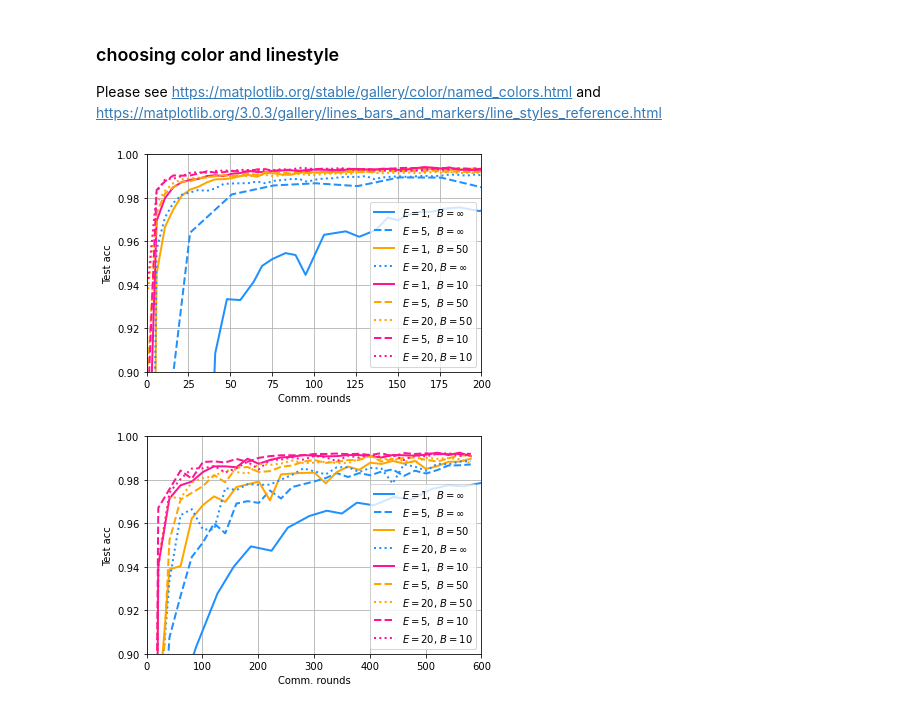
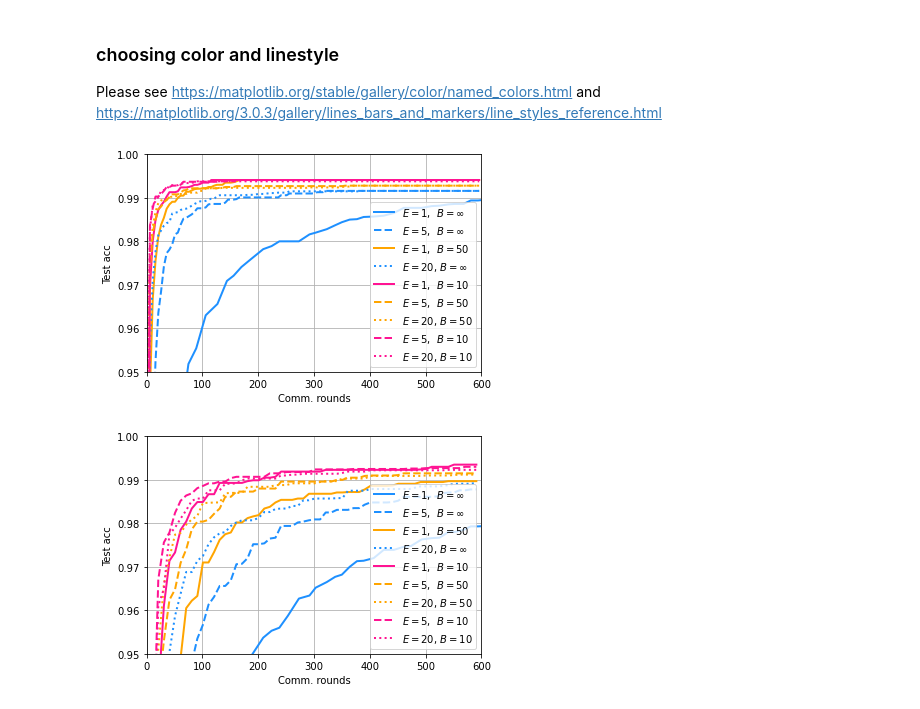
Before and after one commit to ywang037/Federated-Learning-PyTorch, a Jupyter notebook: helper-plot-csv-exp-2.ipynb, the cells around one changed output. Saved outputs shown, nothing was run; the diff lists cells and outputs as text; code cells hidden in the pictures.

```diff
--- a/helper-plot-csv-exp-2.ipynb
+++ b/helper-plot-csv-exp-2.ipynb
@@ -15,6 +19,6 @@ os.getcwd()
 # %%
-file_path_1 = 'save\\figures-mnist\\data_src_exp_2_iid'
-file_path_2 = 'save\\figures-mnist\\data_src_exp_2_non_iid'
+file_path_1 = '..\\save\\figures-mnist\\data_src_exp_2_iid'
+file_path_2 = '..\\save\\figures-mnist\\data_src_exp_2_non_iid'
 _, _, filenames_1 = next(walk(file_path_1))
 _, _, filenames_2 = next(walk(file_path_2))
 # print(filenames)
@@ -82,41 +75,43 @@ run_linestyles[8] = ':'
 Please see https://matplotlib.org/stable/gallery/color/named_colors.html and https://matplotlib.org/3.0.3/gallery/lines_bars_and_markers/line_styles_reference.html
 # %%
 # plot the first figure for experiment 2 with iid data
-# step_1=15
+# step_1=5
 plt.figure()
 for i, data in enumerate(df_1):
-    step_1 = 25 if i==1 else 5
+    step_1 = 10 if i==0 else 5
+    lc = mlc(data['Value'].tolist())
     x = [dx for j, dx in enumerate(data['Step'].tolist()) if j % step_1 == 0]
-    y = [dy for j, dy in enumerate(data['Value'].tolist()) if j % step_1 == 0]
+    y = [dy for j, dy in enumerate(lc) if j % step_1 == 0]
+#     y = [dy for j, dy in enumerate(data['Value'].tolist()) if j % step_1 == 0]
     plt.plot(x,y,label=run_labels[i], linestyle=run_linestyles[i], color=run_colors[i],linewidth=2)
-#     plt.plot(x,y,label=run_labels[i],linewidth=2)
     plt.legend(loc='lower right')
 plt.grid()
 # plt.tight_layout()
-plt.xlim(0,200)
-plt.ylim(0.90,1.0)
+plt.xlim(0,600)
+plt.ylim(0.95,1.0)
 plt.xlabel('Comm. rounds')
 plt.ylabel('Test acc')
-plt.savefig('save\\figures-mnist\\fedavg-exp-2-iid.png')
+plt.savefig('..\\save\\figures-mnist\\fedavg-exp-2-iid-mono.png')
 # %% [output]
-[figure, old version]
+[figure, new version]
 # %%
 # plot the first figure for experiment 2 with non-iid data
-step_2=20
+step_2=10
 plt.figure()
 for i, data in enumerate(df_2):
-#     step_2 = 5 if i==1 else 5
+#     step_2 = 10 if i==0 else 5
+    lc = mlc(data['Value'].tolist())
     x = [dx for j, dx in enumerate(data['Step'].tolist()) if j % step_2 == 0]
-    y = [dy for j, dy in enumerate(data['Value'].tolist()) if j % step_2 == 0]
+    y = [dy for j, dy in enumerate(lc) if j % step_2 == 0]
+#     y = [dy for j, dy in enumerate(data['Value'].tolist()) if j % step_2 == 0]
     plt.plot(x,y,label=run_labels[i], linestyle=run_linestyles[i], color=run_colors[i],linewidth=2)
-#     plt.plot(x,y,label=run_labels[i],linewidth=2)
     plt.legend(loc='lower right')
 plt.grid()
 # plt.tight_layout()
 plt.xlim(0,600)
-plt.ylim(0.90,1.0)
+plt.ylim(0.95,1.0)
 plt.xlabel('Comm. rounds')
 plt.ylabel('Test acc')
-plt.savefig('save\\figures-mnist\\fedavg-exp-2-non-iid.png')
+plt.savefig('..\\save\\figures-mnist\\fedavg-exp-2-non-iid-mono.png')
 # %% [output]
-[figure, old version]
+[figure, new version]
```
Also changed, not shown: parts of 4 cells of this notebook.
